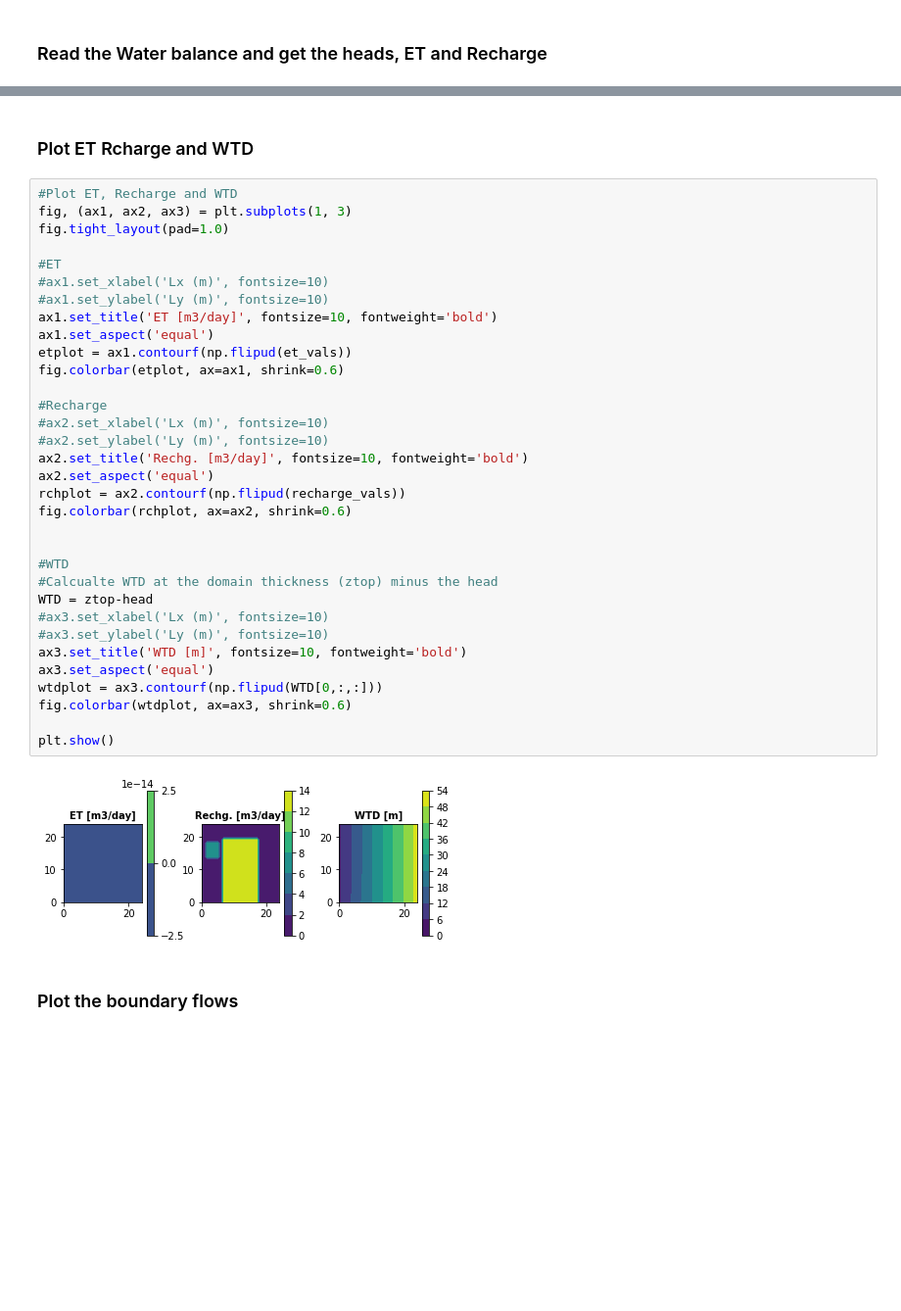
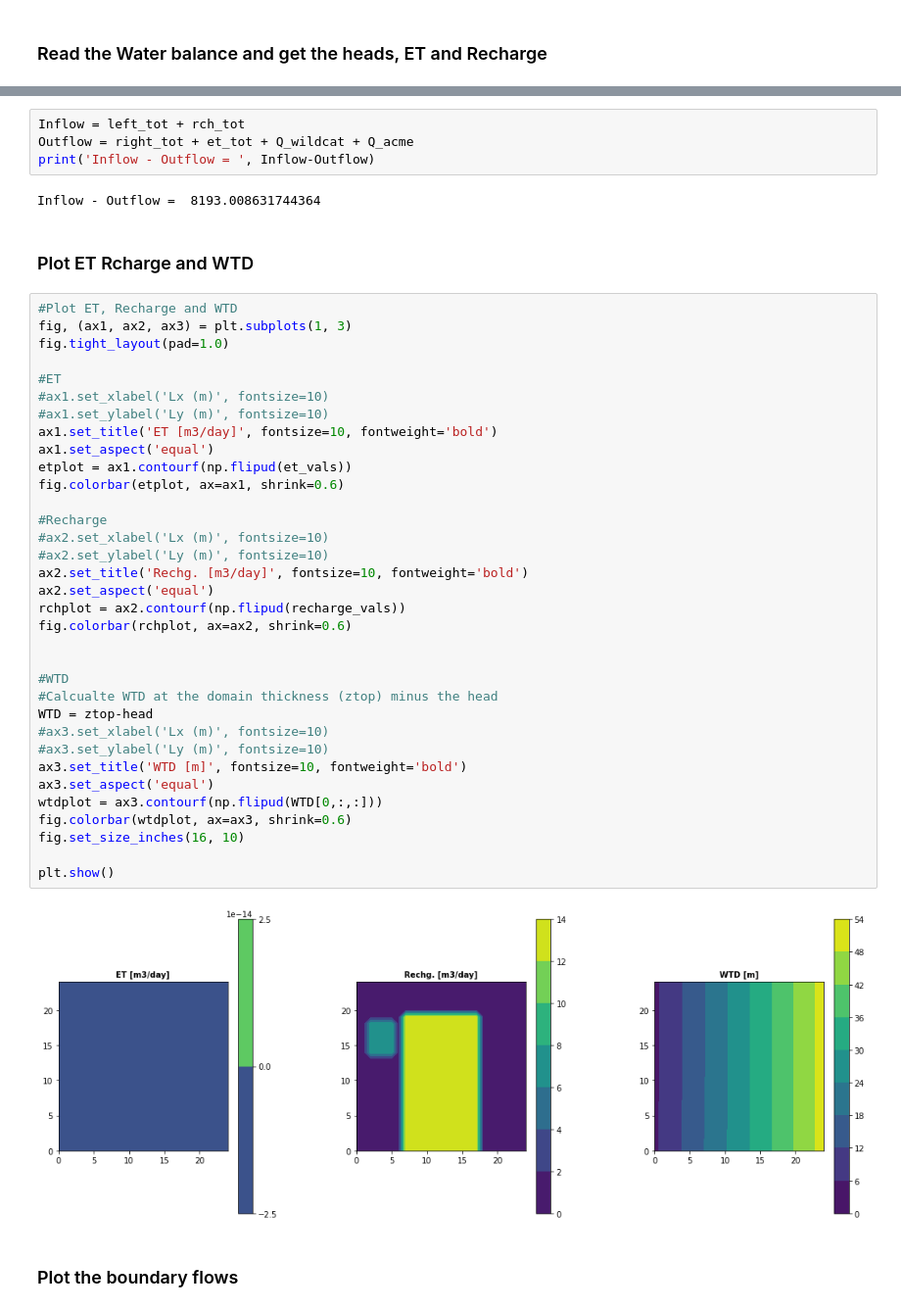
Before and after one commit to GW-modelling-Spring2022/homework-xenidegracia, a Jupyter notebook: Submissions/HW7/HW7_WildcatFarm1.ipynb, the cells around one changed output, grey strips where cells are left out. Shown at 98% size. Drawn from its saved outputs; the diff is of its cells as text; blank space fills up the shorter version.

```diff
--- a/Submissions/HW7/HW7_WildcatFarm1.ipynb
+++ b/Submissions/HW7/HW7_WildcatFarm1.ipynb
@@ -401,3 +403,9 @@ Left Flux = 179551.81  Right_flux= 177308.98
+# %%
+Inflow = left_tot + rch_tot
+Outflow = right_tot + et_tot + Q_wildcat + Q_acme
+print('Inflow - Outflow = ', Inflow-Outflow)
+# %% [output]
+Inflow - Outflow =  8193.008631744364
 # %% [markdown]
 ### Plot ET Rcharge and WTD
 # %%
@@ -407,34 +415,35 @@ fig.tight_layout(pad=1.0)
 
 #ET
 #ax1.set_xlabel('Lx (m)', fontsize=10)
 #ax1.set_ylabel('Ly (m)', fontsize=10)
 ax1.set_title('ET [m3/day]', fontsize=10, fontweight='bold')
 ax1.set_aspect('equal')
 etplot = ax1.contourf(np.flipud(et_vals))
 fig.colorbar(etplot, ax=ax1, shrink=0.6)
 
 #Recharge
 #ax2.set_xlabel('Lx (m)', fontsize=10)
 #ax2.set_ylabel('Ly (m)', fontsize=10)
 ax2.set_title('Rechg. [m3/day]', fontsize=10, fontweight='bold')
 ax2.set_aspect('equal')
 rchplot = ax2.contourf(np.flipud(recharge_vals))
 fig.colorbar(rchplot, ax=ax2, shrink=0.6)
 
 
 #WTD
 #Calcualte WTD at the domain thickness (ztop) minus the head
 WTD = ztop-head
 #ax3.set_xlabel('Lx (m)', fontsize=10)
 #ax3.set_ylabel('Ly (m)', fontsize=10)
 ax3.set_title('WTD [m]', fontsize=10, fontweight='bold')
 ax3.set_aspect('equal')
 wtdplot = ax3.contourf(np.flipud(WTD[0,:,:]))
 fig.colorbar(wtdplot, ax=ax3, shrink=0.6)
+fig.set_size_inches(16, 10)
 
 plt.show()
 # %% [output]
-[figure, old version]
+[figure, new version]
 # %% [markdown]
 ### Plot the boundary flows
 # %%
```
Also changed, not shown: parts of 12 cells of this notebook, 2 other files.
